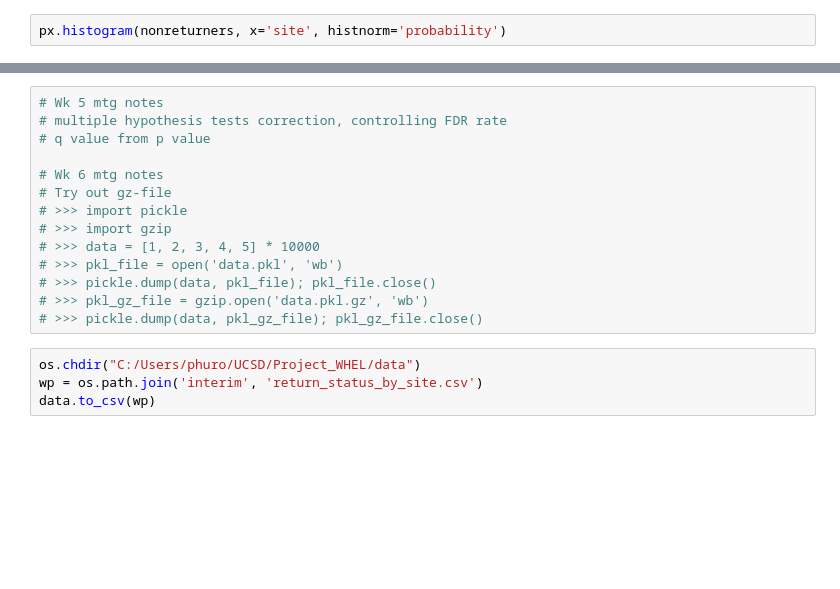
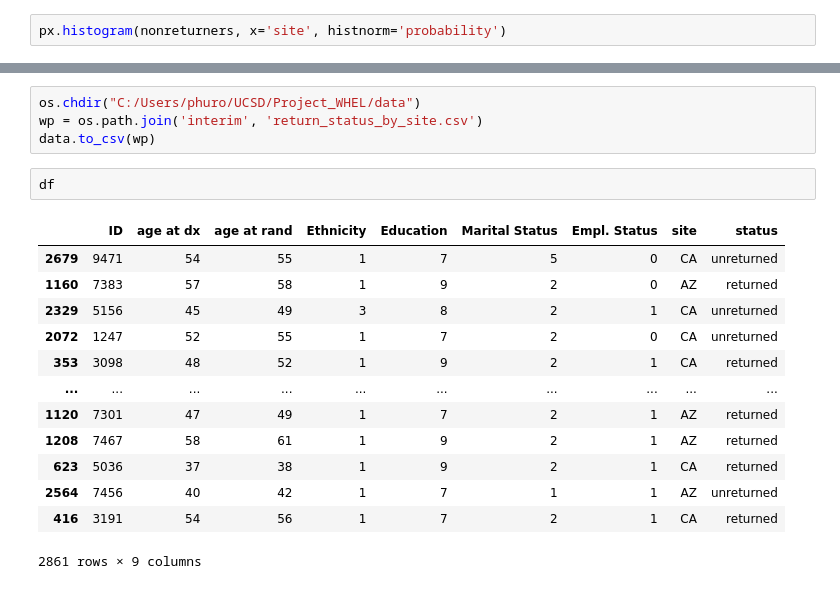
Before and after one commit to pndang/Project_WHEL, a Jupyter notebook: hypothesis_tests/pre-testing-exploration.ipynb, the cells around one changed output, grey strips where cells are left out. Saved outputs shown, nothing was run; the diff lists cells and outputs as text; blank space fills up the shorter version.

```diff
--- a/hypothesis_tests/pre-testing-exploration.ipynb
+++ b/hypothesis_tests/pre-testing-exploration.ipynb
@@ -185,20 +193,22 @@ data
 | 2860 | CA | returned |
 2861 rows × 2 columns
-# %%
-# Wk 5 mtg notes
-# multiple hypothesis tests correction, controlling FDR rate
-# q value from p value
-
-# Wk 6 mtg notes
-# Try out gz-file
-# >>> import pickle
-# >>> import gzip
-# >>> data = [1, 2, 3, 4, 5] * 10000
-# >>> pkl_file = open('data.pkl', 'wb')
-# >>> pickle.dump(data, pkl_file); pkl_file.close()
-# >>> pkl_gz_file = gzip.open('data.pkl.gz', 'wb')
-# >>> pickle.dump(data, pkl_gz_file); pkl_gz_file.close()
 # %%
 os.chdir("C:/Users/phuro/UCSD/Project_WHEL/data")
 wp = os.path.join('interim', 'return_status_by_site.csv')
 data.to_csv(wp)
+# %%
+df
+# %% [output]
+|  | ID | age at dx | age at rand | Ethnicity | Education | Marital Status | Empl. Status | site | status |
+| 2679 | 9471 | 54 | 55 | 1 | 7 | 5 | 0 | CA | unreturned |
+| 1160 | 7383 | 57 | 58 | 1 | 9 | 2 | 0 | AZ | returned |
+| 2329 | 5156 | 45 | 49 | 3 | 8 | 2 | 1 | CA | unreturned |
+| 2072 | 1247 | 52 | 55 | 1 | 7 | 2 | 0 | CA | unreturned |
+| 353 | 3098 | 48 | 52 | 1 | 9 | 2 | 1 | CA | returned |
+| ... | ... | ... | ... | ... | ... | ... | ... | ... | ... |
+| 1120 | 7301 | 47 | 49 | 1 | 7 | 2 | 1 | AZ | returned |
+| 1208 | 7467 | 58 | 61 | 1 | 9 | 2 | 1 | AZ | returned |
+| 623 | 5036 | 37 | 38 | 1 | 9 | 2 | 1 | CA | returned |
+| 2564 | 7456 | 40 | 42 | 1 | 7 | 1 | 1 | AZ | unreturned |
+| 416 | 3191 | 54 | 56 | 1 | 7 | 2 | 1 | CA | returned |
+2861 rows × 9 columns
```
Also changed, not shown: parts of 17 cells of this notebook, 3 other files.
